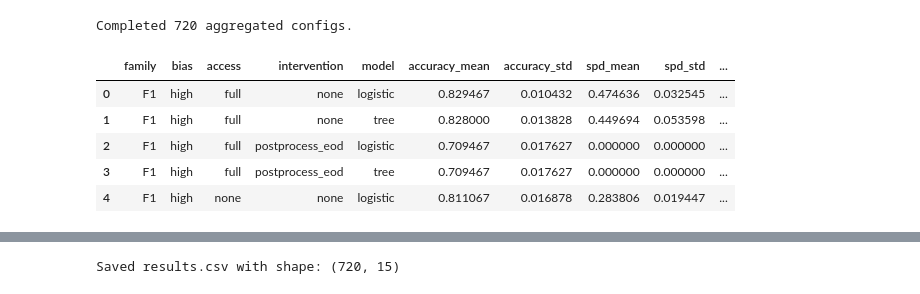
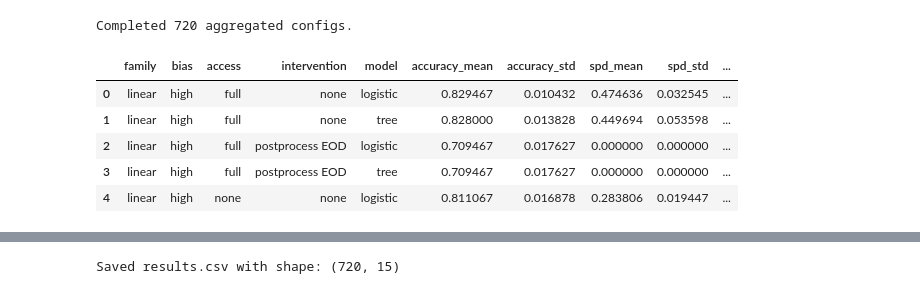
Before and after one commit to borhan-stat/fairness-simulation-paper, a Jupyter notebook: fairness_simulation.ipynb, the cells around one changed output, grey strips where cells are left out. Cells and saved outputs as stored; diff of their text form; code cells hidden in the pictures.

```diff
--- a/fairness_simulation.ipynb
+++ b/fairness_simulation.ipynb
@@ -1,6 +1,6 @@
 # %%
 # ==================================================================================================
-# FAIRNESS FACTORIAL SIMULATION (F1, F2, F3)
+# FAIRNESS FACTORIAL SIMULATION
 # --------------------------------------------------------------------------------------------------
 # Study: Artificial Intelligence from the Lens of Fairness
 # This script implements the full factorial simulation design used in the paper.
@@ -83,7 +83,6 @@ def split_train_val_test(X, y, A, train=0.7, val=0.15, seed=0):
 
 
 def flip_binary(A, p=0.3, seed=0):
-    """Randomly flip a binary vector (used for partial access scenarios)."""
     rng = np.random.default_rng(seed)
     flips = rng.random(size=A.shape) < p
     return np.where(flips, 1 - A, A)
@@ -103,7 +102,6 @@ def make_reweight(A):
 
 
 def residualize_from_train(X_tr, A_tr, X_oth, A_oth):
-    """Remove linear dependence of features on A."""
     X_tr_res = np.zeros_like(X_tr)
     X_oth_res = np.zeros_like(X_oth)
     A_tr_ = A_tr.reshape(-1,1); A_oth_ = A_oth.reshape(-1,1)
@@ -115,7 +113,6 @@ def residualize_from_train(X_tr, A_tr, X_oth, A_oth):
 
 
 def equalized_odds_thresholds(p_val, y_val, A_val, grid=101):
-    """Grid search for thresholds minimizing TPR/FPR disparity."""
     ts = np.linspace(0,1,grid)
     best = (np.inf, 0.5, 0.5)
     for t0 in ts:
@@ -151,7 +148,7 @@ def spd(yhat, A):
 
 
 def _tpr_fpr_by_group(y_true, y_pred, A):
-    """Return TPR and FPR per group (safe against zero denominators)."""
+    """Return TPR and FPR per group."""
     out = {}
     for g in (0, 1):
         m = (A == g)
@@ -209,7 +206,7 @@ def make_model(name, seed):
 
 def run_config(family, bias, access, intervention, model, flip_p=0.3, seed=42):
     # --- Data generation per family
-    if family == "F1":
+    if family == "linear":
         mu_gap = 1.0
         levels = {"low": 0.2, "med": 0.6, "high": 1.0}
         gamma = levels[bias]
@@ -217,7 +214,7 @@ def run_config(family, bias, access, intervention, model, flip_p=0.3, seed=42):
         X_tr,y_tr,A_tr, X_va,y_va,A_va, X_te,y_te,A_te = split_train_val_test(X,y,A, seed=seed)
         y_eval_te = y_te
 
-    elif family == "F2":
+    elif family == "nonlinear":
         proxy_noise = 0.5
         levels = {"low": 0.5, "med": 1.0, "high": 1.5}
         a_scale = levels[bias]
@@ -225,7 +222,7 @@ def run_config(family, bias, access, intervention, model, flip_p=0.3, seed=42):
         X_tr,y_tr,A_tr, X_va,y_va,A_va, X_te,y_te,A_te = split_train_val_test(X,y,A, seed=seed)
         y_eval_te = y_te
 
-    elif family == "F3":
+    elif family == "noisy outcome":
         mu_gap = 1.0
         levels = {
             "low":  (0.2, 0.05, 0.10),
@@ -239,7 +236,7 @@ def run_config(family, bias, access, intervention, model, flip_p=0.3, seed=42):
         y_eval_te = y_clean_te
 
     else:
-        raise ValueError("family ∈ {F1,F2,F3}")
+        raise ValueError("family ∈ {linear,nonlinear,noisy outcome}")
 
     # --- Access condition
     if access == "full":
@@ -253,8 +250,8 @@ def run_config(family, bias, access, intervention, model, flip_p=0.3, seed=42):
     sample_weight = None
     X_tr_use, X_va_use, X_te_use = X_tr.copy(), X_va.copy(), X_te.copy()
 
-    if intervention not in {"none", "postprocess_eod"}:
-        raise ValueError("intervention ∈ {none, postprocess_eod}")
+    if intervention not in {"none", "postprocess EOD"}:
+        raise ValueError("intervention ∈ {none, postprocess EOD}")
 
     # --- Model fit
     clf = make_model(model, seed=seed)
@@ -264,7 +261,7 @@ def run_config(family, bias, access, intervention, model, flip_p=0.3, seed=42):
     p_te = clf.predict_proba(with_A(X_te_use, A_te_use))[:,1]
 
     # --- Postprocess (Equalized Odds)
-    if (intervention == "postprocess_eod") and (A_va_use is not None):
+    if (intervention == "postprocess EOD") and (A_va_use is not None):
         th = equalized_odds_thresholds(p_va, y_va, A_va_use, grid=101)
         yhat = apply_group_thresholds(p_te, A_te_use, th)
     else:
@@ -294,7 +291,7 @@ def run_factorial_detailed(families, models, replicates=10, flip_p=0.3, seed0=12
     """Run the full factorial experiment across families, biases, access levels, and models."""
     bias_levels = ["low","med","high"]
     access_levels = ["full","none"]
-    interventions = ["none","postprocess_eod"]
+    interventions = ["none","postprocess EOD"]
     rows = []
     for fam in families:
         for bias in bias_levels:
@@ -310,39 +307,39 @@ def run_factorial_detailed(families, models, replicates=10, flip_p=0.3, seed0=12
                                 "replicate": r, **res
                             })
     return pd.DataFrame(rows)
 
 
 # ==============================================================================================
 # 8. RUN EXPERIMENT AND SUMMARIZE RESULTS
 # ==============================================================================================
-FAMILIES = ["F1","F2","F3"]
+FAMILIES = ["linear","nonlinear","noisy outcome"]
 MODELS   = ["logistic","tree"]
 REPLICATES = 10
 FLIP_P = 0.3
 
 df = run_factorial_detailed(FAMILIES, MODELS, replicates=REPLICATES, flip_p=FLIP_P, seed0=2024)
 print(f"Completed {len(df)} aggregated configs.")
 
 # --- Summary Statistics
 summary = (
     df.groupby(["family","bias","access","intervention","model"])
       .agg(
           accuracy_mean=("accuracy","mean"), accuracy_std=("accuracy","std"),
           spd_mean=("spd","mean"),           spd_std=("spd","std"),
           eod_mean=("eod","mean"),           eod_std=("eod","std")
       )
       .reset_index()
 )
 
 display(summary.head())
 # %% [output]
 Completed 720 aggregated configs.
 |  | family | bias | access | intervention | model | accuracy_mean | accuracy_std | spd_mean | spd_std | ... |
-| 0 | F1 | high | full | none | logistic | 0.829467 | 0.010432 | 0.474636 | 0.032545 | ... |
-| 1 | F1 | high | full | none | tree | 0.828000 | 0.013828 | 0.449694 | 0.053598 | ... |
-| 2 | F1 | high | full | postprocess_eod | logistic | 0.709467 | 0.017627 | 0.000000 | 0.000000 | ... |
-| 3 | F1 | high | full | postprocess_eod | tree | 0.709467 | 0.017627 | 0.000000 | 0.000000 | ... |
-| 4 | F1 | high | none | none | logistic | 0.811067 | 0.016878 | 0.283806 | 0.019447 | ... |
+| 0 | linear | high | full | none | logistic | 0.829467 | 0.010432 | 0.474636 | 0.032545 | ... |
+| 1 | linear | high | full | none | tree | 0.828000 | 0.013828 | 0.449694 | 0.053598 | ... |
+| 2 | linear | high | full | postprocess EOD | logistic | 0.709467 | 0.017627 | 0.000000 | 0.000000 | ... |
+| 3 | linear | high | full | postprocess EOD | tree | 0.709467 | 0.017627 | 0.000000 | 0.000000 | ... |
+| 4 | linear | high | none | none | logistic | 0.811067 | 0.016878 | 0.283806 | 0.019447 | ... |
 # %%
 # ==================================================================================================
 # FAIRNESS SIMULATION VISUALIZATION SCRIPT
```
Also changed, not shown: parts of 4 cells of this notebook.
